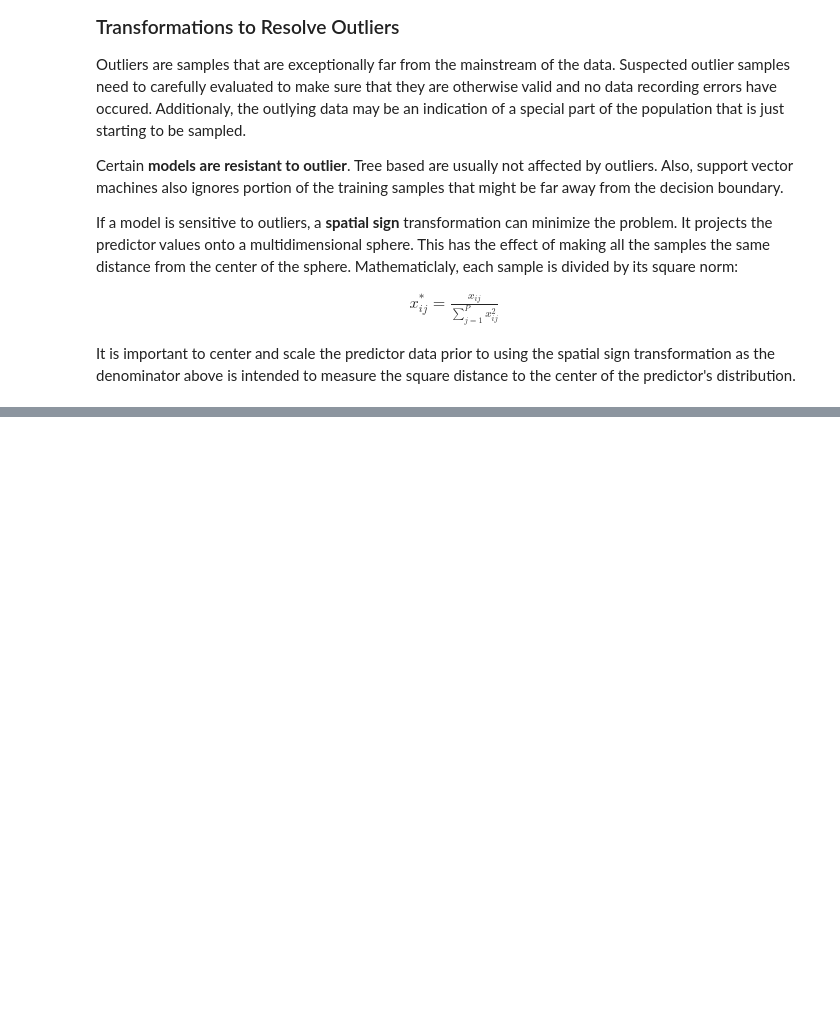
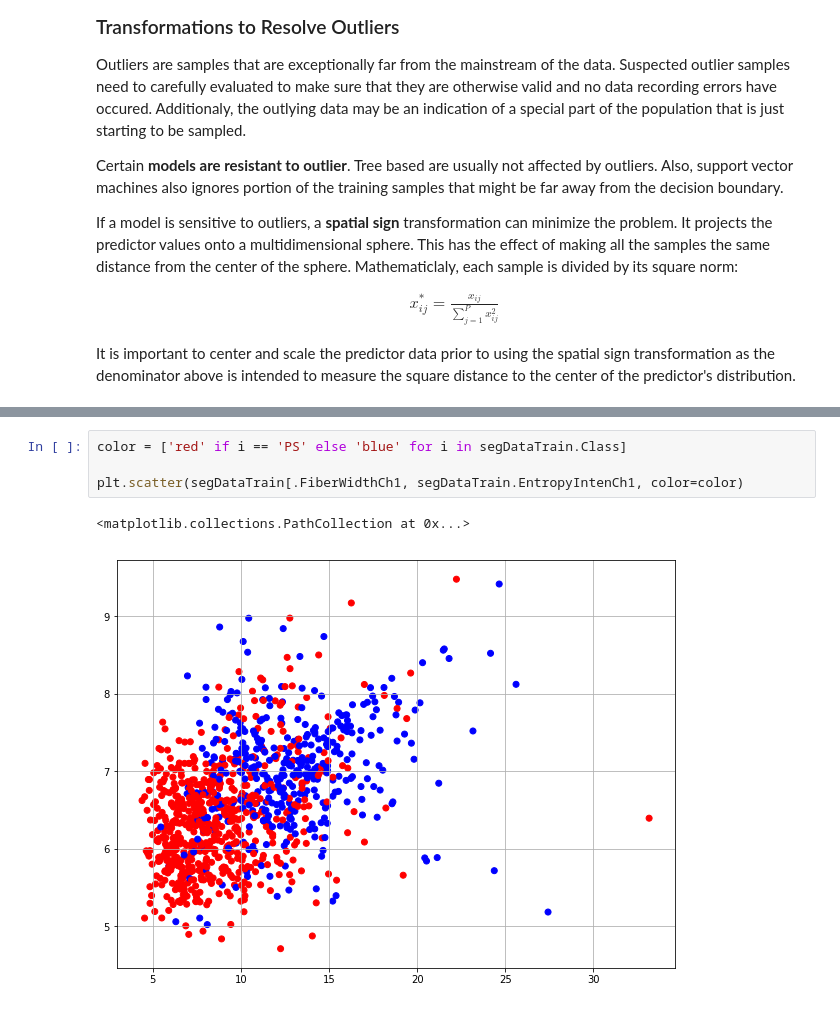
Before and after one commit to iamfaisalkhan/Applied_Predictive_Modeling_Python, a Jupyter notebook: Ch03_Data_Preprocessing.ipynb, the cells around one changed output, grey strips where cells are left out. Drawn from its saved outputs; the diff is of its cells as text; blank space fills up the shorter version.

```diff
--- a/Ch03_Data_Preprocessing.ipynb
+++ b/Ch03_Data_Preprocessing.ipynb
@@ -226,0 +269,7 @@ plt.show()
+# %%
+color = ['red' if i == 'PS' else 'blue' for i in segDataTrain.Class]
+
+plt.scatter(segDataTrain[.FiberWidthCh1, segDataTrain.EntropyIntenCh1, color=color)
+# %% [output]
+<matplotlib.collections.PathCollection at 0x...>
+[figure, added]
```
Also changed, not shown: parts of 11 cells of this notebook.
